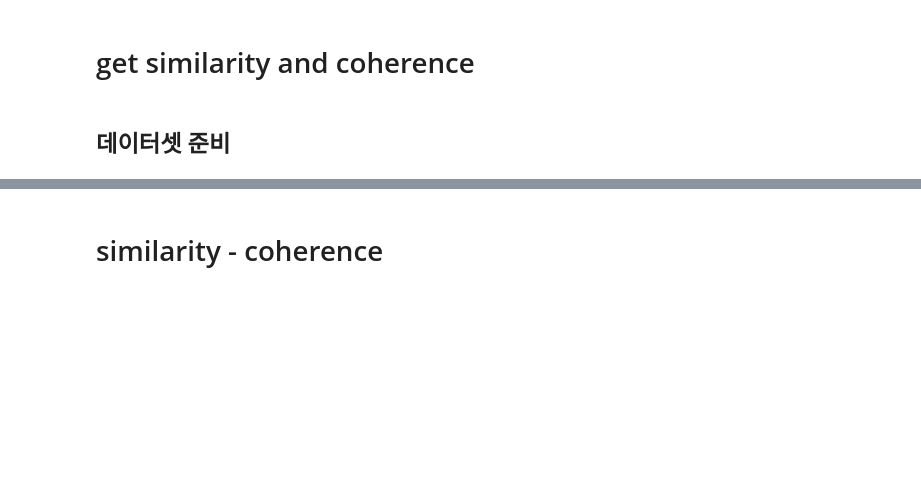
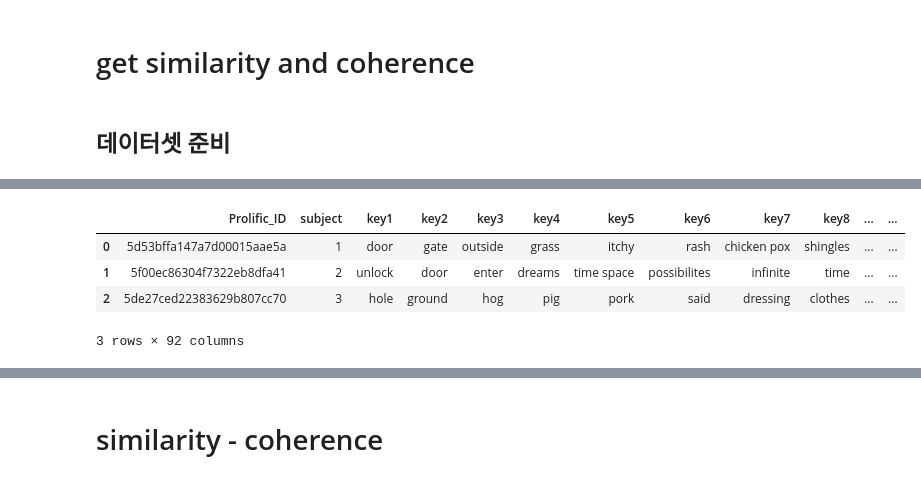
Before and after one commit to 2hyes/FAST_word2vec, a Jupyter notebook: pilot2/2_get_similarity_and_coherence_pilot.ipynb, the cells around one changed output, grey strips where cells are left out. Saved outputs shown, nothing was run; the diff lists cells and outputs as text; code cells hidden in the pictures; blank space fills up the shorter version.

```diff
--- a/pilot2/2_get_similarity_and_coherence_pilot.ipynb
+++ b/pilot2/2_get_similarity_and_coherence_pilot.ipynb
@@ -8,10 +8,10 @@ import pandas as pd
 import numpy as np
 from gensim.models import KeyedVectors
 # %%
-research1_dir = os.getcwd()
+# 현재 프로젝트 폴더 위치 지정. os.getcwd()는 지금 코드 실행하는 현 위치를 출력해줍니다.
+pilot2_dir = os.getcwd()
 
-# loading the word2vec model
-word2vec_model = KeyedVectors.load_word2vec_format(os.getcwd() + '/../pretrained/GoogleNews-vectors-negative300.bin', binary=True)
-# print(word2vec_model['king']) # 모델이 잘 로드되었는지 확인
+# word2vec model 로딩
+word2vec_model = KeyedVectors.load_word2vec_format(pilot2_dir + '/../pretrained/GoogleNews-vectors-negative300.bin', binary=True)
 # %% [markdown]
 ## 데이터셋 준비
@@ -29 +18,17 @@ pilot_data[0:3]
+# %%
+# data/processed 폴더 위치 지정
+processed_data_dir = pilot2_dir + '/data/processed/'
+
+# 1_check_words파일에서 가공해서 저장한 데이터를 열어서 pilot_data에 테이블형태로 저장.
+# index_col=0: index를 표시해주는 컬럼을 사용하지 않겠다.
+# keep_default_na=False: Nan값을 유지하지않겠다. ( 그냥 비어있는 문자열로 인식 )
+pilot_data = pd.read_csv(processed_data_dir + 'data_after_preprocessing.csv', index_col=0, keep_default_na=False)
+pilot_data.fillna('') # 혹시 비어있는 칸이 있다면, 비어있는 문자열로 변경
+pilot_data[0:3]
+# %% [output]
+|  | Prolific_ID | subject | key1 | key2 | key3 | key4 | key5 | key6 | key7 | key8 | ... | ... |
+| 0 | 5d53bffa147a7d00015aae5a | 1 | door | gate | outside | grass | itchy | rash | chicken pox | shingles | ... | ... |
+| 1 | 5f00ec86304f7322eb8dfa41 | 2 | unlock | door | enter | dreams | time space | possibilites | infinite | time | ... | ... |
+| 2 | 5de27ced22383629b807cc70 | 3 | hole | ground | hog | pig | pork | said | dressing | clothes | ... | ... |
+3 rows × 92 columns
 # %%
```
Also changed, not shown: parts of 9 cells of this notebook, 3 other files.
